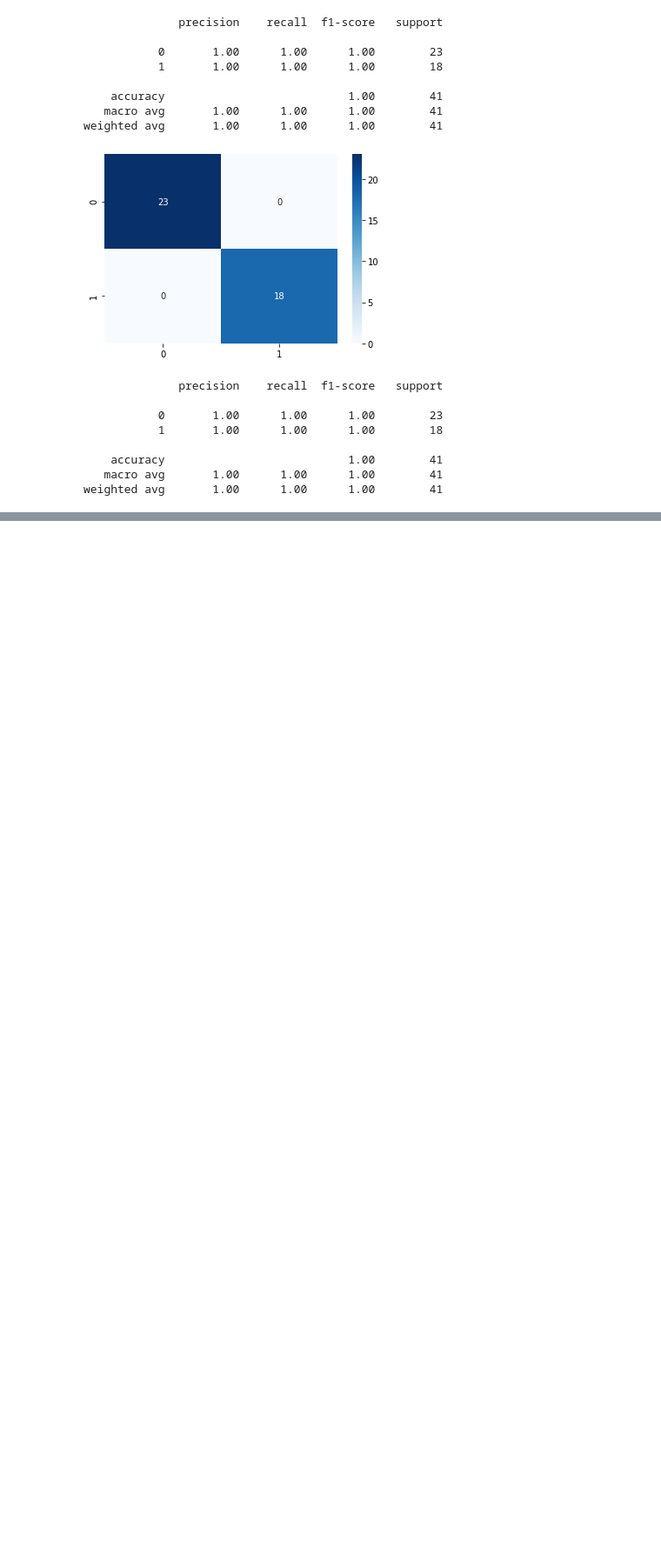
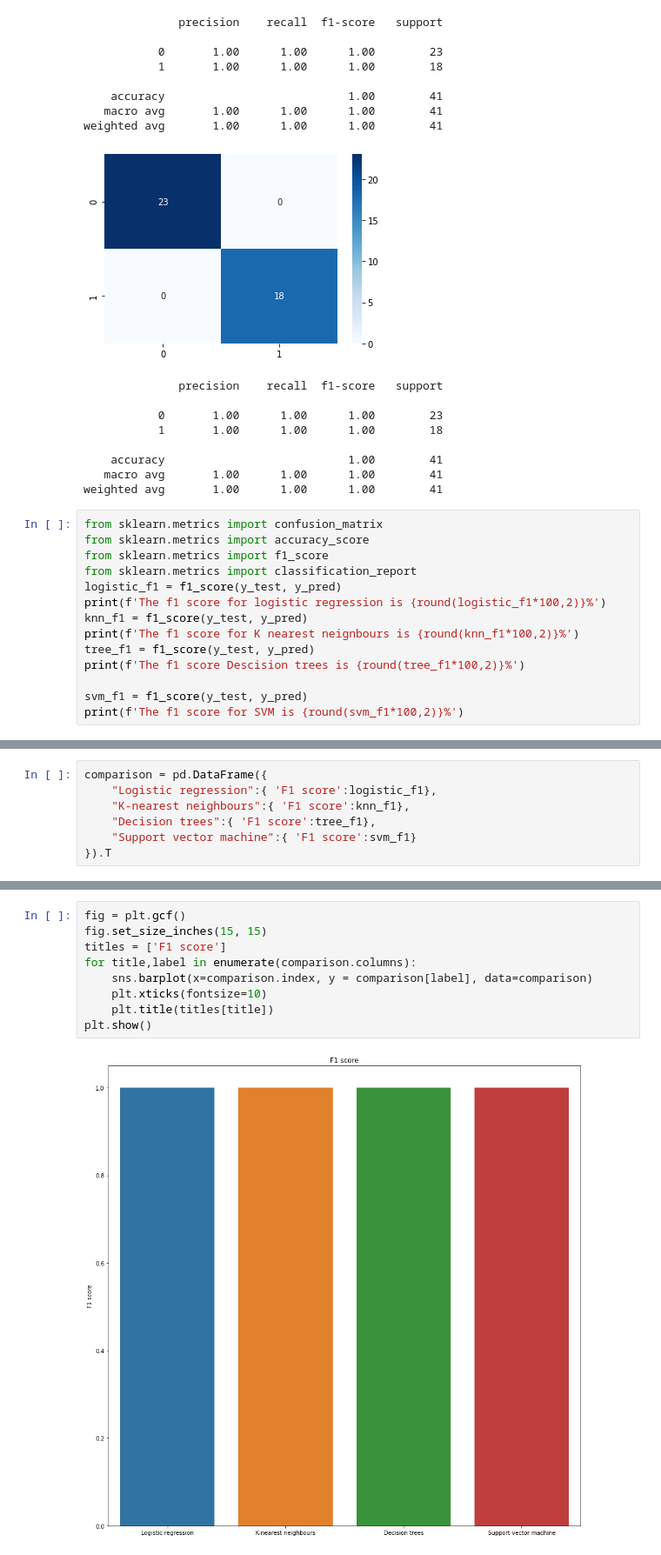
Before and after one commit to aravindh698/rep2, a Jupyter notebook: ieee.ipynb, the cells around one changed output, grey strips where cells are left out. Shown at 87% size. Drawn from its saved outputs; the diff is of its cells as text; blank space fills up the shorter version.

```diff
--- a/ieee.ipynb
+++ b/ieee.ipynb
@@ -202,3 +203,17 @@ weighted avg       1.00      1.00      1.00        41
     accuracy                           1.00        41
    macro avg       1.00      1.00      1.00        41
 weighted avg       1.00      1.00      1.00        41
+# %%
+from sklearn.metrics import confusion_matrix
+from sklearn.metrics import accuracy_score
+from sklearn.metrics import f1_score
+from sklearn.metrics import classification_report
+logistic_f1 = f1_score(y_test, y_pred)
+print(f'The f1 score for logistic regression is {round(logistic_f1*100,2)}%')
+knn_f1 = f1_score(y_test, y_pred)
+print(f'The f1 score for K nearest neignbours is {round(knn_f1*100,2)}%')
+tree_f1 = f1_score(y_test, y_pred)
+print(f'The f1 score Descision trees is {round(tree_f1*100,2)}%')
+
+svm_f1 = f1_score(y_test, y_pred)
+print(f'The f1 score for SVM is {round(svm_f1*100,2)}%')
@@ -204,0 +225,7 @@ weighted avg       1.00      1.00      1.00        41
+# %%
+comparison = pd.DataFrame({
+    "Logistic regression":{ 'F1 score':logistic_f1},
+    "K-nearest neighbours":{ 'F1 score':knn_f1},
+    "Decision trees":{ 'F1 score':tree_f1},
+    "Support vector machine":{ 'F1 score':svm_f1}
+}).T
@@ -204,0 +240,11 @@ weighted avg       1.00      1.00      1.00        41
+# %%
+fig = plt.gcf()
+fig.set_size_inches(15, 15)
+titles = ['F1 score']
+for title,label in enumerate(comparison.columns):
+    sns.barplot(x=comparison.index, y = comparison[label], data=comparison)
+    plt.xticks(fontsize=10)
+    plt.title(titles[title])
+plt.show()
+# %% [output]
+[figure, added]
```
Also changed, not shown: parts of 4 cells of this notebook.
